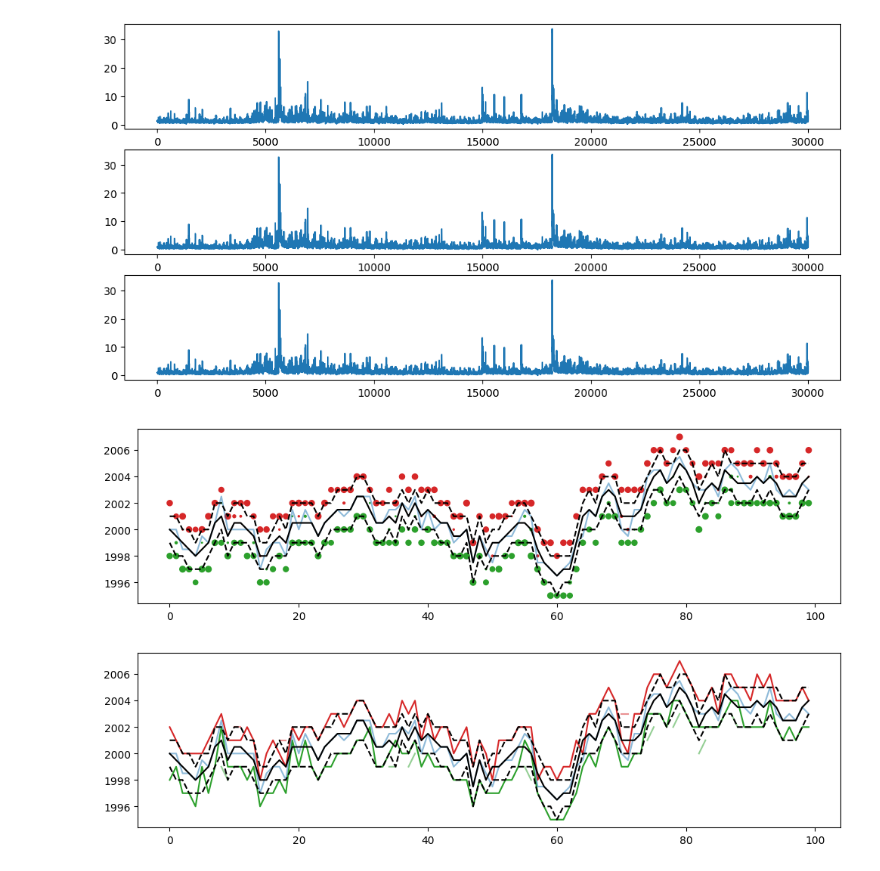
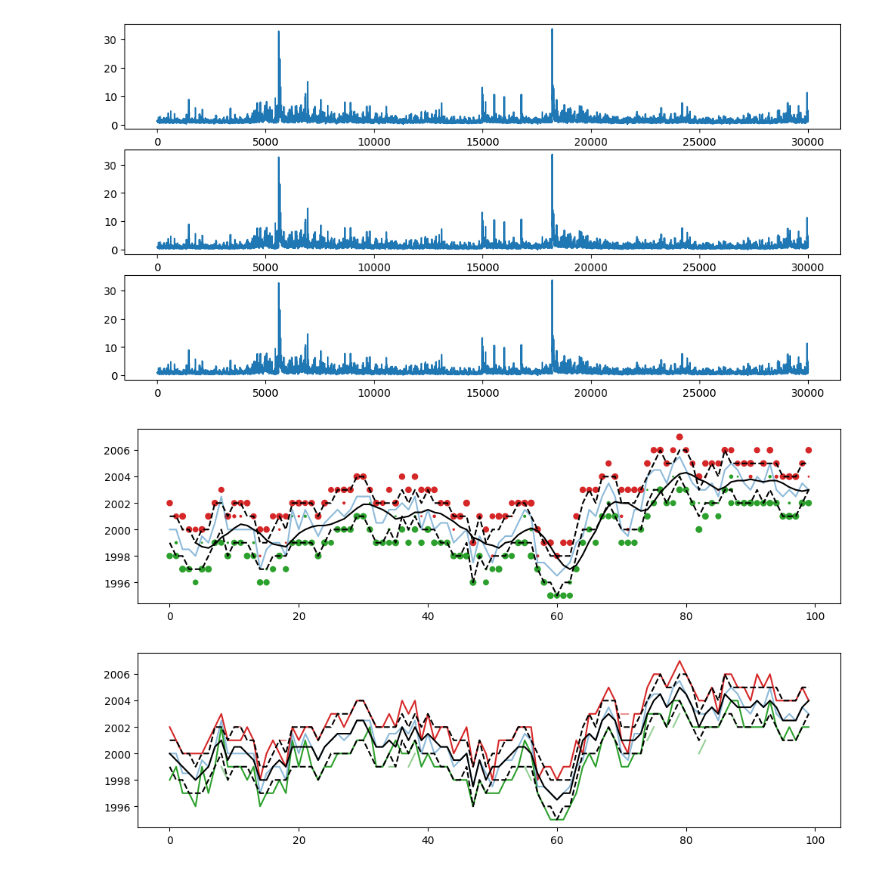
Before and after one commit to aemilani/imc-prosperity-3, a Jupyter notebook: notebooks/ink.ipynb, the cells around one changed output. Saved outputs shown, nothing was run; the diff lists cells and outputs as text; code cells hidden in the pictures.

```diff
--- a/notebooks/ink.ipynb
+++ b/notebooks/ink.ipynb
@@ -140,18 +161,18 @@ price = prices.iloc[:100]
 # %%
 plt.figure(figsize=(12, 3))
 plt.scatter(price['timestamp']//100, price['bid_price_1'], s=price['bid_volume_1'], c='tab:green')
 plt.scatter(price['timestamp']//100, price['bid_price_2'], s=price['bid_volume_2'], c='tab:green')
 plt.scatter(price['timestamp']//100, price['bid_price_3'], s=price['bid_volume_3'], c='tab:green')
 plt.scatter(price['timestamp']//100, price['ask_price_1'], s=price['ask_volume_1'], c='tab:red')
 plt.scatter(price['timestamp']//100, price['ask_price_2'], s=price['ask_volume_2'], c='tab:red')
 plt.scatter(price['timestamp']//100, price['ask_price_3'], s=price['ask_volume_3'], c='tab:red')
 plt.plot(price['timestamp']//100, price['mid_price'], c='tab:blue', alpha=0.5)
-plt.plot(price['timestamp']//100, price['filtered_mid_price'], c='k')
+plt.plot(price['timestamp']//100, price['filtered_mid_price'].rolling(5).mean(), c='k')
 plt.plot(price['timestamp']//100, np.floor(price['filtered_mid_price']) - 1, c='k', linestyle='dashed')
 plt.plot(price['timestamp']//100, np.ceil(price['filtered_mid_price']) + 1, c='k', linestyle='dashed')
 plt.show()
 # %% [output]
-[figure, old version]
+[figure, new version]
 # %%
 plt.figure(figsize=(12, 3))
 plt.plot(price['timestamp']//100, price['bid_price_1'], c='tab:green')
```
Also changed, not shown: parts of 66 cells of this notebook, 13 other files.
